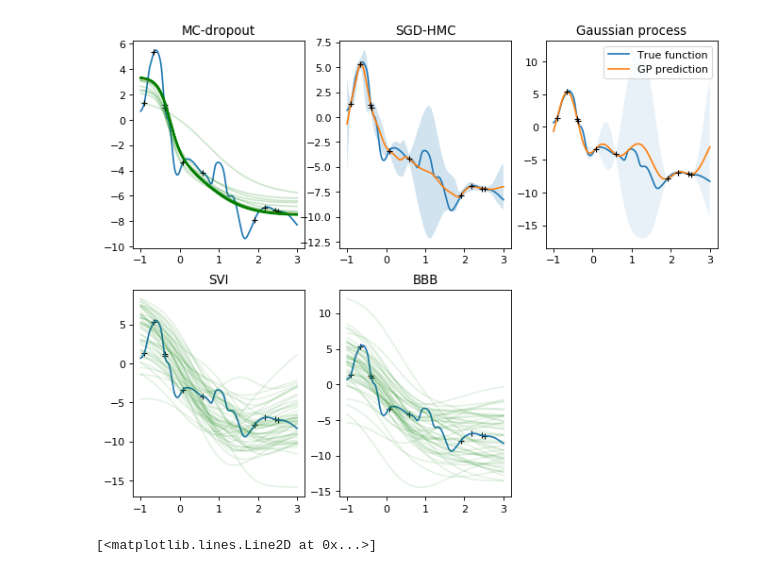
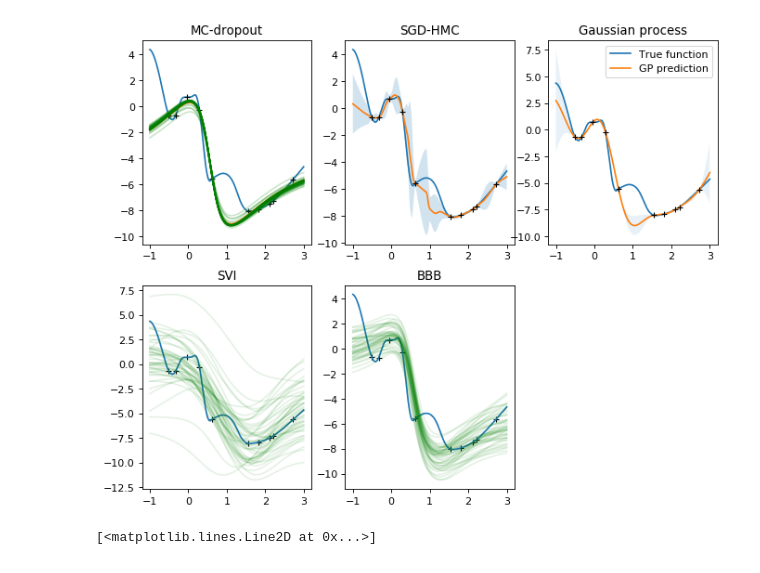
Before and after one commit to Alaya-in-Matrix/BNN, a Jupyter notebook: test_nn.ipynb, the cells around one changed output. Drawn from its saved outputs; the diff is of its cells as text; code cells hidden in the pictures.

Commit message:
Use fixed noise level for BBB

```diff
--- a/test_nn.ipynb
+++ b/test_nn.ipynb
@@ -17,7 +17,7 @@ from pybnn.bohamiann import Bohamiann
 
 plt.rcParams['figure.figsize'] = (12.0, 8)
 # %%
-bench = RandomNN(1,3,50,nn.Tanh())
+bench = RandomNN(1,2,50,nn.Tanh())
 bench.rand_normal_weight(1)
 num_plot  = 1000
 num_train = 10
@@ -65,10 +65,8 @@ conf_bbb['num_epochs']  = 4000
 conf_bbb['batch_size']  = 25
 conf_bbb['num_layers']  = 1
 conf_bbb['print_every'] = 50
-conf_bbb['lr']          = 1e-1
-conf_bbb['n_samples']   = 4
-conf_bbb['alpha'] = 4000.
-conf_bbb['beta'] = 20.
+conf_bbb['lr']          = 3e-2
+conf_bbb['noise_level'] = 0.05
 bbb_model                   = BNN_BBB(dim = 1, act = nn.Tanh(), conf = conf_bbb)
 # %%
 bbb_model.train(train_x,train_y)
@@ -128,36 +164,36 @@ plt.title('SGD-HMC')
 plt.subplot(233)
 gp_m, gp_v = gp.predict(x.numpy())
 plt.plot(x.numpy(), y.detach().numpy(), label = 'True function')
 plt.plot(x.numpy(), gp_m, label = 'GP prediction')
 plt.plot(train_x.numpy(), train_y.detach().numpy(),'k+')
 plt.fill_between(x.numpy().reshape(num_plot), (gp_m - 3 * np.sqrt(gp_v)).reshape(num_plot), (gp_m + 3 * np.sqrt(gp_v)).reshape(num_plot), alpha = 0.1)
 plt.legend()
 plt.title('Gaussian process')
 
 
 plt.subplot(234)
 plt.title('SVI')
 plt.plot(train_x.numpy(), train_y.detach().numpy(),'k+')
 plt.plot(x.numpy(), y.detach().numpy(), label = 'True function')
 
 num_samples = 50;
 for i in range(50):
     r_net = svi_model.sample()
     py     = svi_model.sample_predict(r_net,x)
     plt.plot(x.numpy(), py.detach().numpy(),'g',alpha = 0.1)
 
 plt.subplot(235)
 plt.title('BBB')
 plt.plot(train_x.numpy(), train_y.detach().numpy(),'k+')
 plt.plot(x.numpy(), y.detach().numpy(), label = 'True function')
 
 num_samples = 50;
 for i in range(50):
-    py,_    = bbb_model.nn((x - bbb_model.x_mean) / bbb_model.x_std)
-    py       = py * bbb_model.y_std + bbb_model.y_mean
+    py   = bbb_model.nn((x - bbb_model.x_mean) / bbb_model.x_std)
+    py   = py * bbb_model.y_std + bbb_model.y_mean
     plt.plot(x.numpy(), py.detach().numpy(),'g',alpha = 0.1)
 # %% [output]
-[figure, old version]
+[figure, new version]
 # %%
 xs = torch.linspace(-10,10,1000)
 f = nn.Softplus()
```
Also changed, not shown: parts of 2 cells of this notebook, 2 other files.
